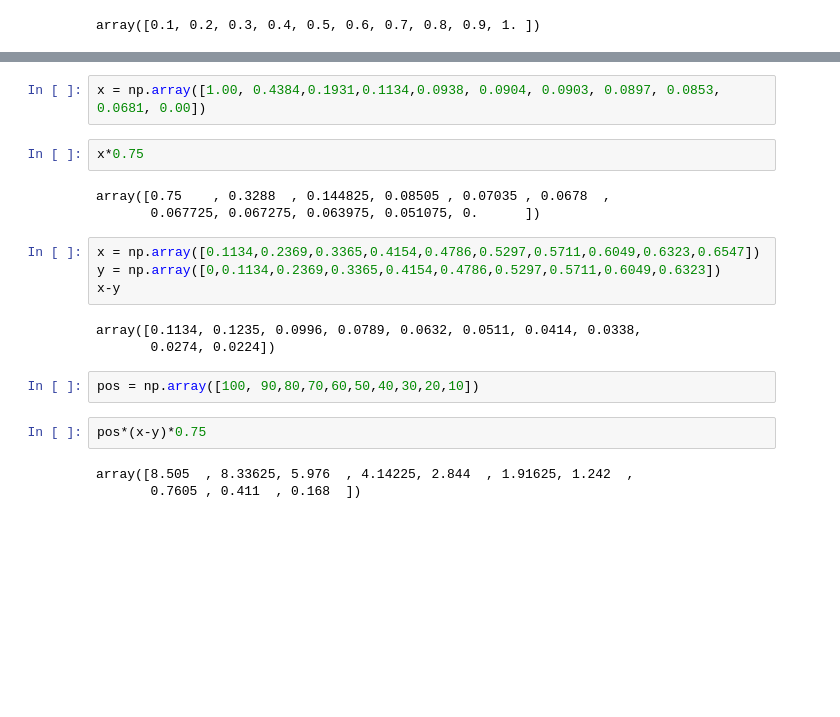
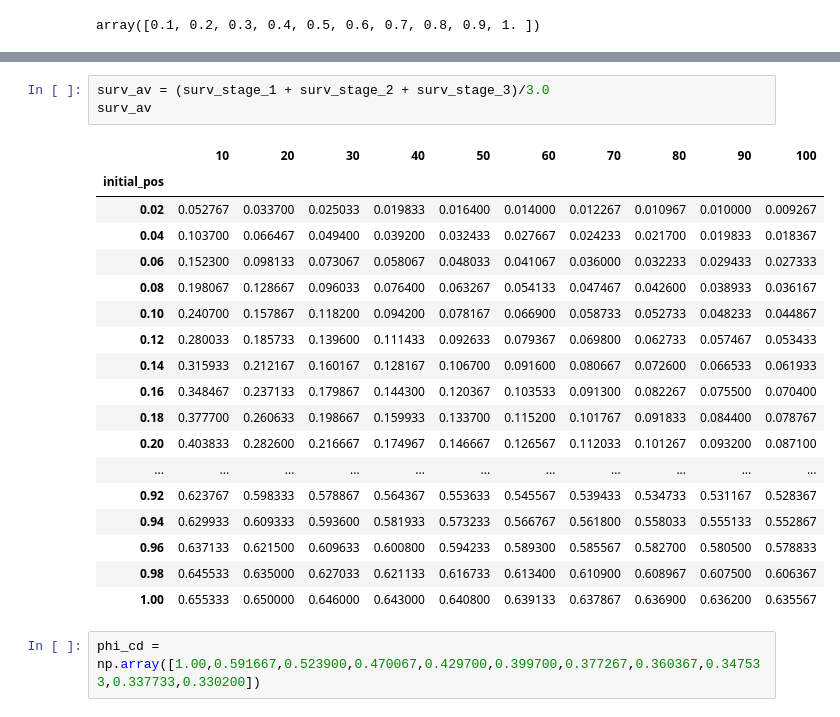
Before and after one commit to kyriakos-georgiou/Numerical_schemes_stability_updated, a Jupyter notebook: PIDE for full jump-Implicit-Fresh-start-Including-IC-RS-Iterative-x-range-full.ipynb, the cells around one changed output, grey strips where cells are left out. Cells and saved outputs as stored; diff of their text form; blank space fills up the shorter version.

```diff
--- a/PIDE for full jump-Implicit-Fresh-start-Including-IC-RS-Iterative-x-range-full.ipynb
+++ b/PIDE for full jump-Implicit-Fresh-start-Including-IC-RS-Iterative-x-range-full.ipynb
@@ -445,21 +481,24 @@ pd
+# %%
+surv_av = (surv_stage_1 + surv_stage_2 + surv_stage_3)/3.0
+surv_av
+# %% [output]
+|  | 10 | 20 | 30 | 40 | 50 | 60 | 70 | 80 | 90 | 100 |
+| initial_pos |  |  |  |  |  |  |  |  |  |  |
+| 0.02 | 0.052767 | 0.033700 | 0.025033 | 0.019833 | 0.016400 | 0.014000 | 0.012267 | 0.010967 | 0.010000 | 0.009267 |
+| 0.04 | 0.103700 | 0.066467 | 0.049400 | 0.039200 | 0.032433 | 0.027667 | 0.024233 | 0.021700 | 0.019833 | 0.018367 |
+| 0.06 | 0.152300 | 0.098133 | 0.073067 | 0.058067 | 0.048033 | 0.041067 | 0.036000 | 0.032233 | 0.029433 | 0.027333 |
+| 0.08 | 0.198067 | 0.128667 | 0.096033 | 0.076400 | 0.063267 | 0.054133 | 0.047467 | 0.042600 | 0.038933 | 0.036167 |
+| 0.10 | 0.240700 | 0.157867 | 0.118200 | 0.094200 | 0.078167 | 0.066900 | 0.058733 | 0.052733 | 0.048233 | 0.044867 |
+| 0.12 | 0.280033 | 0.185733 | 0.139600 | 0.111433 | 0.092633 | 0.079367 | 0.069800 | 0.062733 | 0.057467 | 0.053433 |
+| 0.14 | 0.315933 | 0.212167 | 0.160167 | 0.128167 | 0.106700 | 0.091600 | 0.080667 | 0.072600 | 0.066533 | 0.061933 |
+| 0.16 | 0.348467 | 0.237133 | 0.179867 | 0.144300 | 0.120367 | 0.103533 | 0.091300 | 0.082267 | 0.075500 | 0.070400 |
+| 0.18 | 0.377700 | 0.260633 | 0.198667 | 0.159933 | 0.133700 | 0.115200 | 0.101767 | 0.091833 | 0.084400 | 0.078767 |
+| 0.20 | 0.403833 | 0.282600 | 0.216667 | 0.174967 | 0.146667 | 0.126567 | 0.112033 | 0.101267 | 0.093200 | 0.087100 |
+| ... | ... | ... | ... | ... | ... | ... | ... | ... | ... | ... |
+| 0.92 | 0.623767 | 0.598333 | 0.578867 | 0.564367 | 0.553633 | 0.545567 | 0.539433 | 0.534733 | 0.531167 | 0.528367 |
+| 0.94 | 0.629933 | 0.609333 | 0.593600 | 0.581933 | 0.573233 | 0.566767 | 0.561800 | 0.558033 | 0.555133 | 0.552867 |
+| 0.96 | 0.637133 | 0.621500 | 0.609633 | 0.600800 | 0.594233 | 0.589300 | 0.585567 | 0.582700 | 0.580500 | 0.578833 |
+| 0.98 | 0.645533 | 0.635000 | 0.627033 | 0.621133 | 0.616733 | 0.613400 | 0.610900 | 0.608967 | 0.607500 | 0.606367 |
+| 1.00 | 0.655333 | 0.650000 | 0.646000 | 0.643000 | 0.640800 | 0.639133 | 0.637867 | 0.636900 | 0.636200 | 0.635567 |
 # %%
-x = np.array([1.00, 0.4384,0.1931,0.1134,0.0938, 0.0904, 0.0903, 0.0897, 0.0853, 0.0681, 0.00])
+phi_cd = np.array([1.00,0.591667,0.523900,0.470067,0.429700,0.399700,0.377267,0.360367,0.347533,0.337733,0.330200])
-# %%
-x*0.75
-# %% [output]
-array([0.75    , 0.3288  , 0.144825, 0.08505 , 0.07035 , 0.0678  ,
-       0.067725, 0.067275, 0.063975, 0.051075, 0.      ])
-# %%
-x = np.array([0.1134,0.2369,0.3365,0.4154,0.4786,0.5297,0.5711,0.6049,0.6323,0.6547])
-y = np.array([0,0.1134,0.2369,0.3365,0.4154,0.4786,0.5297,0.5711,0.6049,0.6323])
-x-y
-# %% [output]
-array([0.1134, 0.1235, 0.0996, 0.0789, 0.0632, 0.0511, 0.0414, 0.0338,
-       0.0274, 0.0224])
-# %%
-pos = np.array([100, 90,80,70,60,50,40,30,20,10])
-# %%
-pos*(x-y)*0.75
-# %% [output]
-array([8.505  , 8.33625, 5.976  , 4.14225, 2.844  , 1.91625, 1.242  ,
-       0.7605 , 0.411  , 0.168  ])
```
Also changed, not shown: parts of 26 cells of this notebook.
